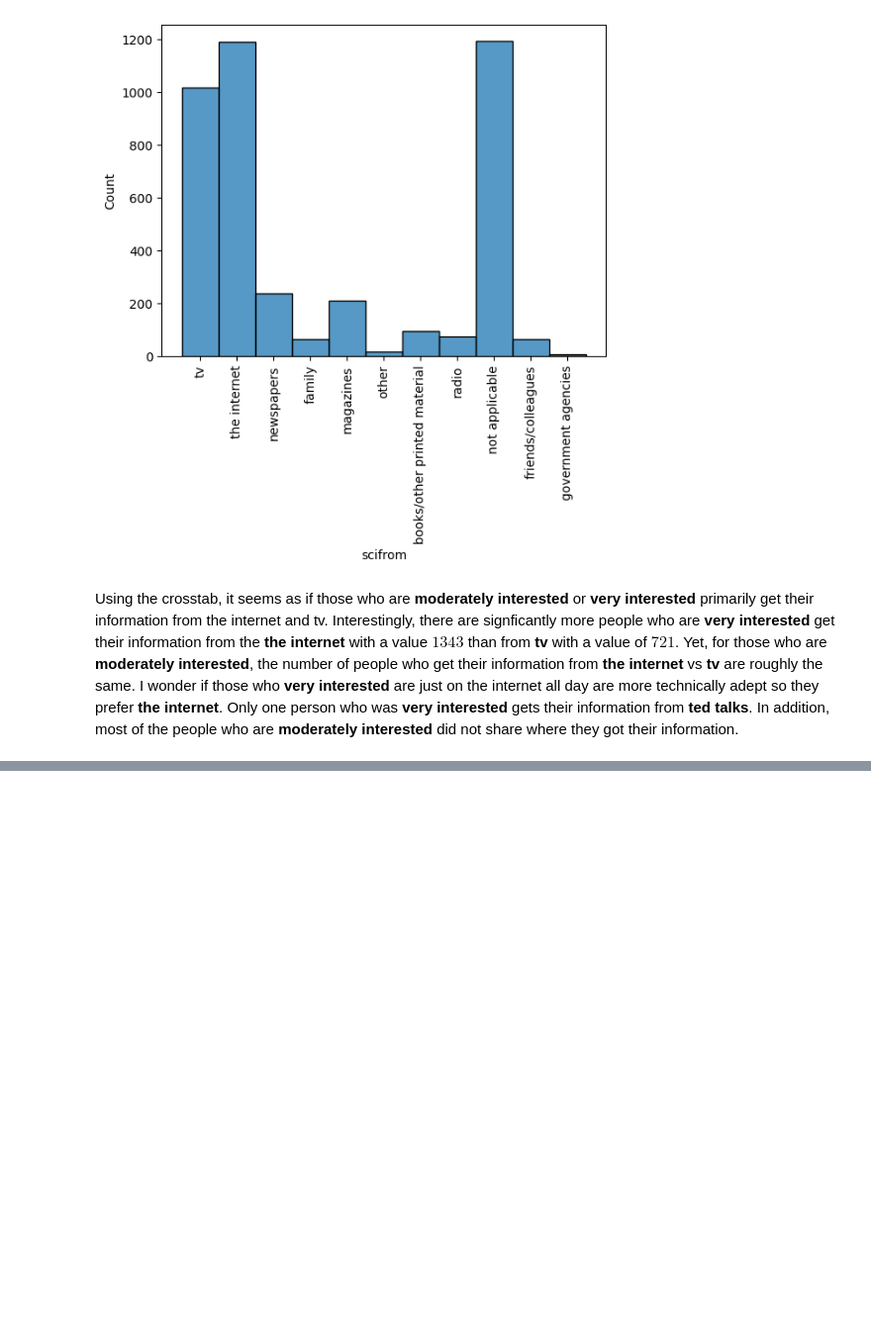
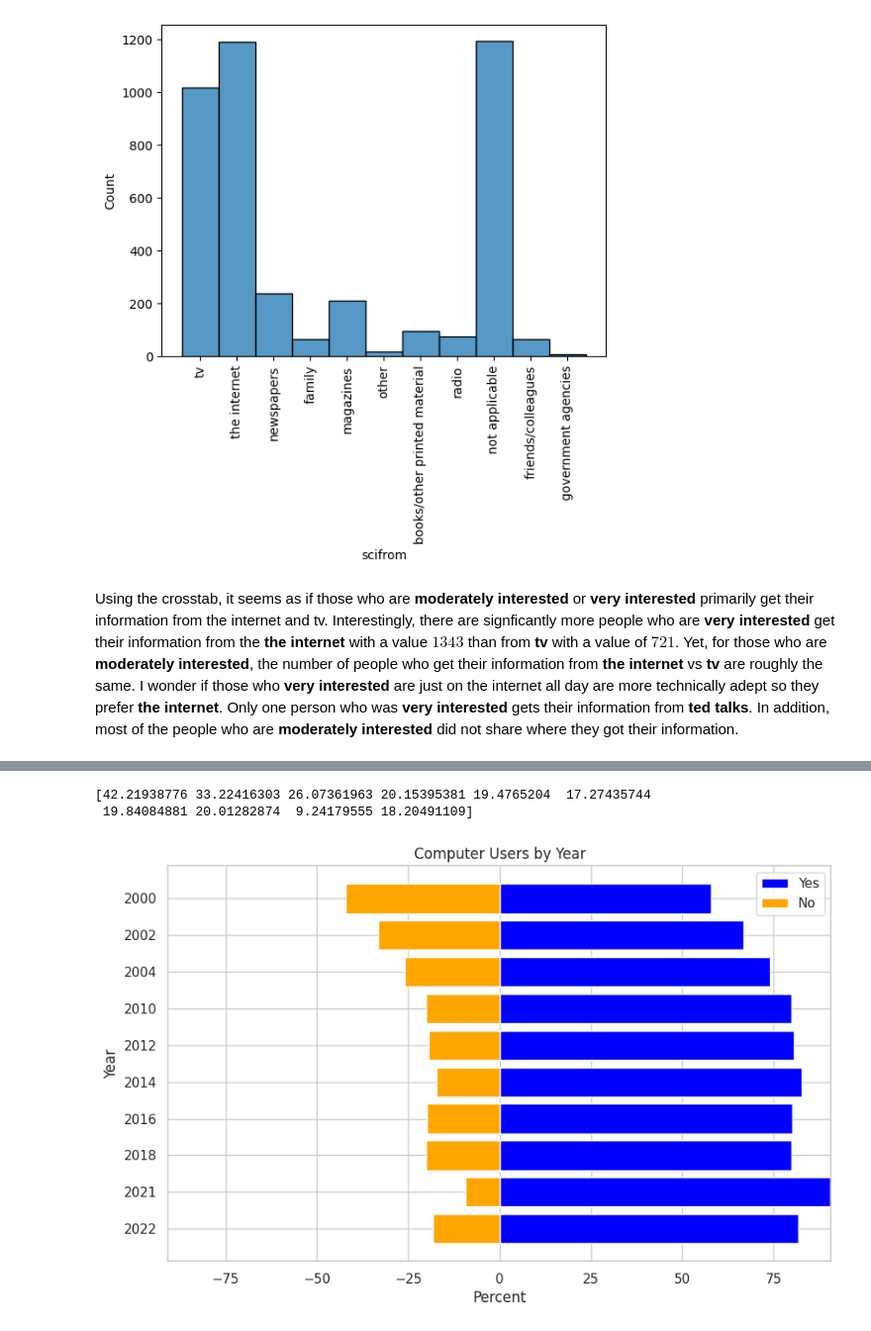
Before and after one commit to rafid-mirza/project_gss, a Jupyter notebook: Project_GSS.ipynb, the cells around one changed output, grey strips where cells are left out. Shown at 99% size. Cells and saved outputs as stored; diff of their text form; code cells hidden in the pictures; blank space fills up the shorter version.

```diff
--- a/Project_GSS.ipynb
+++ b/Project_GSS.ipynb
@@ -497,0 +626,48 @@ Using the crosstab, it seems as if those who are **moderately interested** or **
+# %%
+#buttefly plot - this plot makes the relative yes/no data to each other more clear.
+#We can see that the percentage of non-users quickly declined from ~40% after 2000
+#and has remained steady around 10-20%
+
+
+years = yearly_totals.loc[0:9,'year'].reset_index().to_numpy()[:,1]
+#print(years)
+yes = yearly_totals.loc[20:,'count'].reset_index().to_numpy()[:,1].astype(float)
+#print(yes)
+no = yearly_totals.loc[10:19,'count'].reset_index().to_numpy()[:,1].astype(float)
+#print(no)
+
+#convert to pct
+for i in range(len(yes)):
+  tot = yes[i] + no[i]
+  yes[i] = yes[i]/tot * 100
+  no[i] = no[i]/tot * 100
+
+#print(yes)
+print(no)
+
+no = -no
+
+# Plotting the butterfly chart
+fig, ax = plt.subplots(figsize=(10, 6))
+
+# Plot positive values
+ax.barh(years, yes, color='blue', label='Yes', align = 'center')
+
+# Plot negative values
+ax.barh(years, no, color='orange', label='No', align = 'center')
+
+# Set labels, title, and legend
+ax.set_title('Computer Users by Year')
+ax.set_ylabel('Year')
+ax.set_xlabel('Percent')
+ax.legend()
+
+ax.invert_yaxis()
+
+ax.set_xlim(-yes.max(), yes.max())
+
+plt.show()
+# %% [output]
+[42.21938776 33.22416303 26.07361963 20.15395381 19.4765204  17.27435744
+ 19.84084881 20.01282874  9.24179555 18.20491109]
+[figure, added]
```
Also changed, not shown: parts of 10 cells of this notebook.
